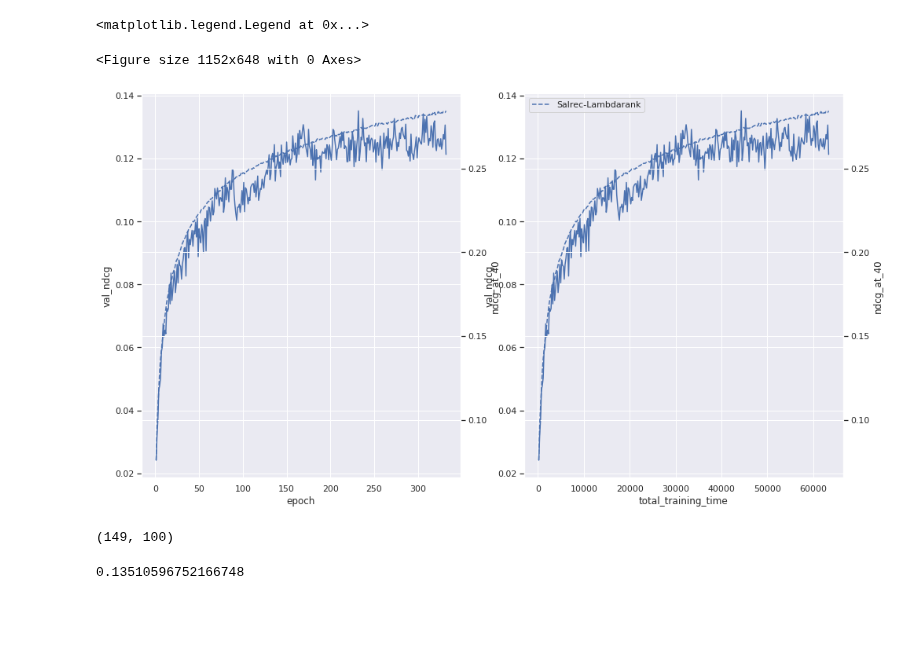
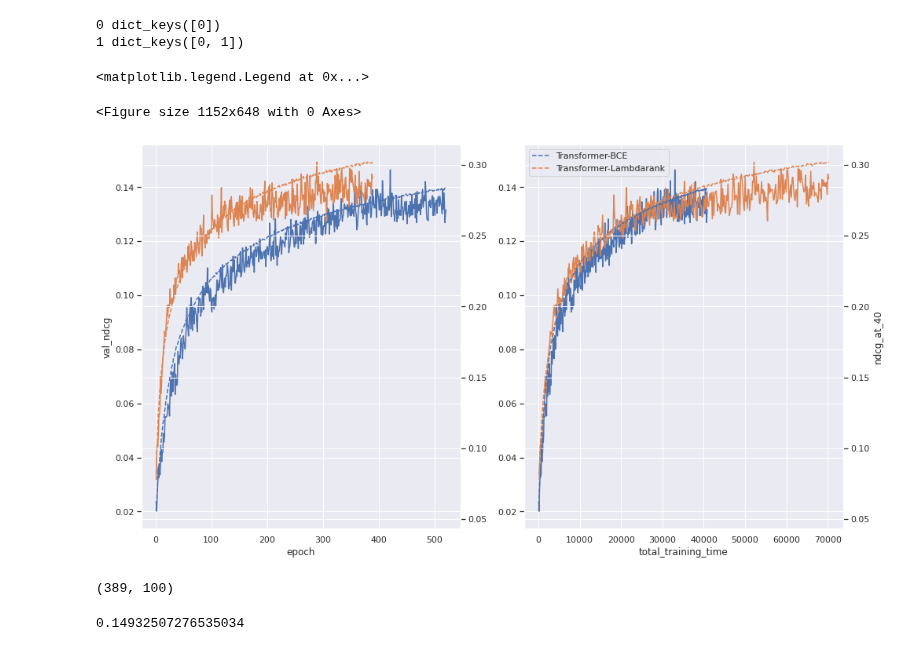
Before and after one commit to asash/gptrec_rl, a Jupyter notebook: evaluation/Results_analysis.ipynb, the cells around one changed output. Saved outputs shown, nothing was run; the diff lists cells and outputs as text; code cells hidden in the pictures; blank space fills up the shorter version.

Commit message:
fixed Result Analysis file

```diff
--- a/evaluation/Results_analysis.ipynb
+++ b/evaluation/Results_analysis.ipynb
@@ -19,7 +19,12 @@ sb.set()
 
 
 #SALREC-Lambdarank 0.157107
-experiment_logs = './results/ml_benchmark20m_2021_11_18T16_38_37/stdout'
+#experiment_logs = './results/ml_benchmark20m_2021_11_18T16_38_37/stdout'
+
+
+
+#Transformer-Lambdarank 0.1603
+experiment_logs = './results/ml_benchmark20m_2021_11_19T17_43_30/stdout'
 
 
 
@@ -111,6 +133,6 @@ df
 # %%
 moving_average_steps=1
-max_points = 6000
+max_points = 30000
 
 
 def get_metric(metric_history, metric_name):
@@ -130,49 +152,57 @@ fig, ax = plt.subplots(1, len(axises))
 fig.set_figheight(9)
 fig.set_figwidth(16)
 
-interesting_models = ['Salrec-Lambdarank', 'Salrec-BCE']
+interesting_models = ['Salrec-Lambdarank', 'Salrec-BCE', 'Transformer-BCE', 'Transformer-Lambdarank']
+second_metrics = {}
 
 for recommender in data:
     if recommender['model_name'] not in interesting_models:
         continue
     if len(recommender['metrics_history']) > 0:
         history = recommender['metrics_history']
         metric_name = 'val_ndcg'
         second_metric_name = 'ndcg_at_40'
         metric = moving_average(get_metric(history, metric_name), moving_average_steps)[:max_points]
         if second_metric_name != None:
             second_metric = moving_average(get_metric(history, second_metric_name), moving_average_steps)[:max_points]
         #success = get_metric(history, 'Success_at_4')
         #val_success = moving_average(get_metric(history, 'val_Success_at_4'), 5)
 
         #plt.plot(val_success, label=recommender['model_name'] + "val_sps")
         #plt.plot(success, label=recommender['model_name'] + "sps")
         for axis_num in range(len(axises)):
             axis_name = axises[axis_num]
             axis = get_metric(history, axis_name)[moving_average_steps - 1:][:max_points]
             ax[axis_num].plot(axis, metric,label=recommender['model_name'])
 
             ax[axis_num].set_xlabel(axis_name)
-            ax[axis_num].set_ylabel(metric_name)
+            if axis_num == 0:
+                ax[axis_num].set_ylabel(metric_name)
 
             if (second_metric_name != None):
-                ax2 = ax[axis_num].twinx()
-                ax2.set_ylabel(second_metric_name)
+                if axis_num not in second_metrics:
+                    second_metrics[axis_num] = ax[axis_num].twinx()
+                    print(axis_num, second_metrics.keys())
+                ax2 = second_metrics[axis_num]
+                if axis_num == 1:
+                    ax2.set_ylabel(second_metric_name)
                 ax2.plot(axis, second_metric, '--', label=recommender['model_name'],)
 
 
         #plt.plot(ndcg, label=recommender['model_name'] + "ndcg")
         #plt.plot(val_success, label=recommender['model_name'] + "_val_sps")
 plt.legend()
 # %% [output]
-<matplotlib.legend.Legend at 0x...>
+0 dict_keys([0])
+1 dict_keys([0, 1])
-<Figure size 1152x648 with 0 Axes>
+<matplotlib.legend.Legend at 0x...>
+<Figure size 1152x648 with 0 Axes>
-[figure, old version]
+[figure, new version]
 # %%
 len(metric), len(metric) - np.argmax(metric) - 1
 # %% [output]
-(149, 100)
+(389, 100)
 # %%
 max(metric)
 # %% [output]
-0.13510596752166748
+0.14932507276535034
```
Also changed, not shown: parts of 4 cells of this notebook.
